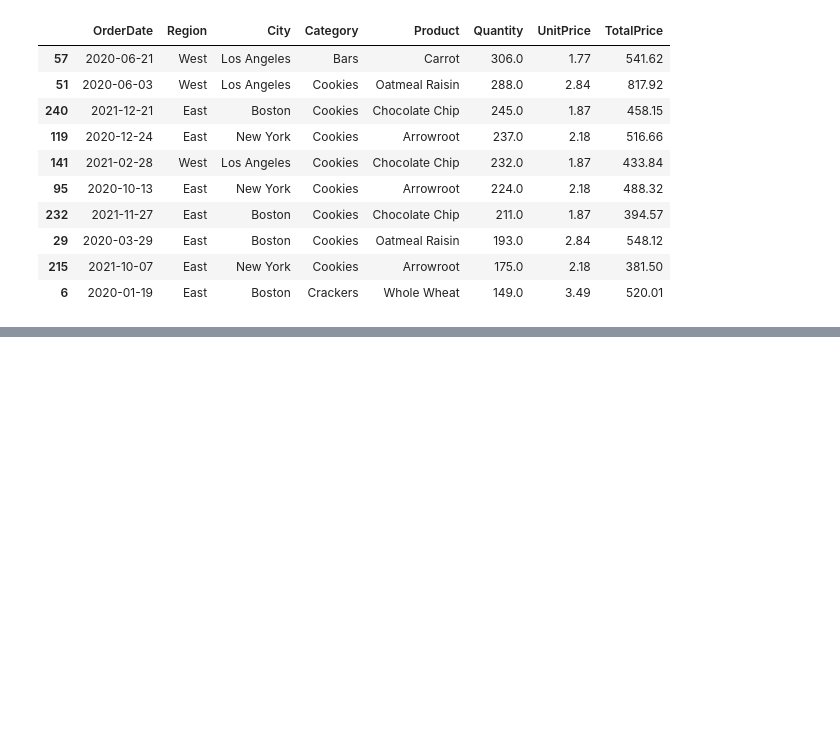
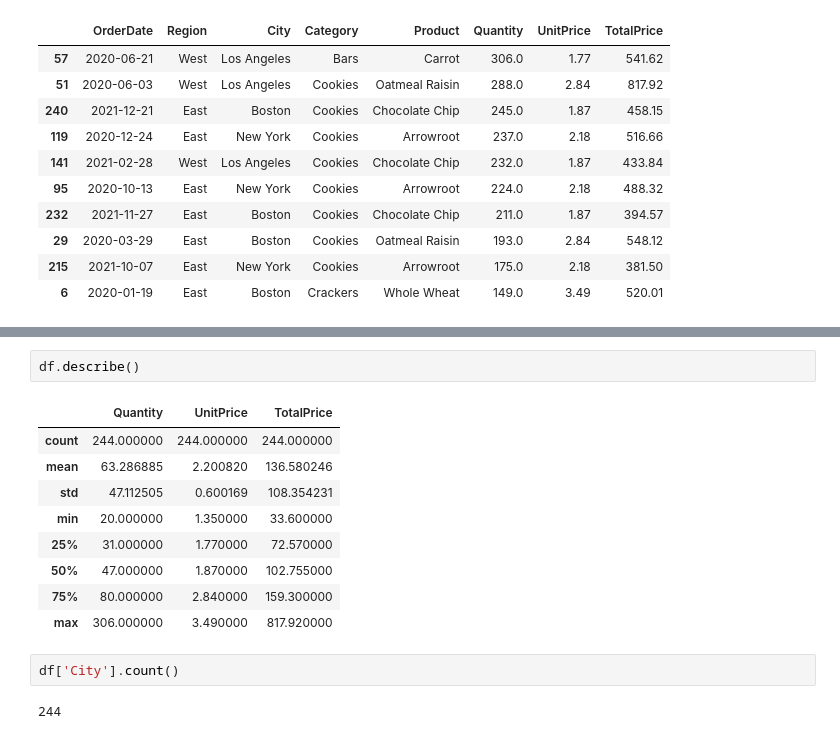
Before and after one commit to sledhead/python_core_test, a Jupyter notebook: pandas_test2.ipynb, the cells around one changed output, grey strips where cells are left out. Drawn from its saved outputs; the diff is of its cells as text; blank space fills up the shorter version.

```diff
--- a/pandas_test2.ipynb
+++ b/pandas_test2.ipynb
@@ -130,0 +156,16 @@ df.nlargest(10,columns='Quantity')
+# %%
+df.describe()
+# %% [output]
+|  | Quantity | UnitPrice | TotalPrice |
+| count | 244.000000 | 244.000000 | 244.000000 |
+| mean | 63.286885 | 2.200820 | 136.580246 |
+| std | 47.112505 | 0.600169 | 108.354231 |
+| min | 20.000000 | 1.350000 | 33.600000 |
+| 25% | 31.000000 | 1.770000 | 72.570000 |
+| 50% | 47.000000 | 1.870000 | 102.755000 |
+| 75% | 80.000000 | 2.840000 | 159.300000 |
+| max | 306.000000 | 3.490000 | 817.920000 |
+# %%
+df['City'].count()
+# %% [output]
+244
```
Also changed, not shown: parts of 13 cells of this notebook.
